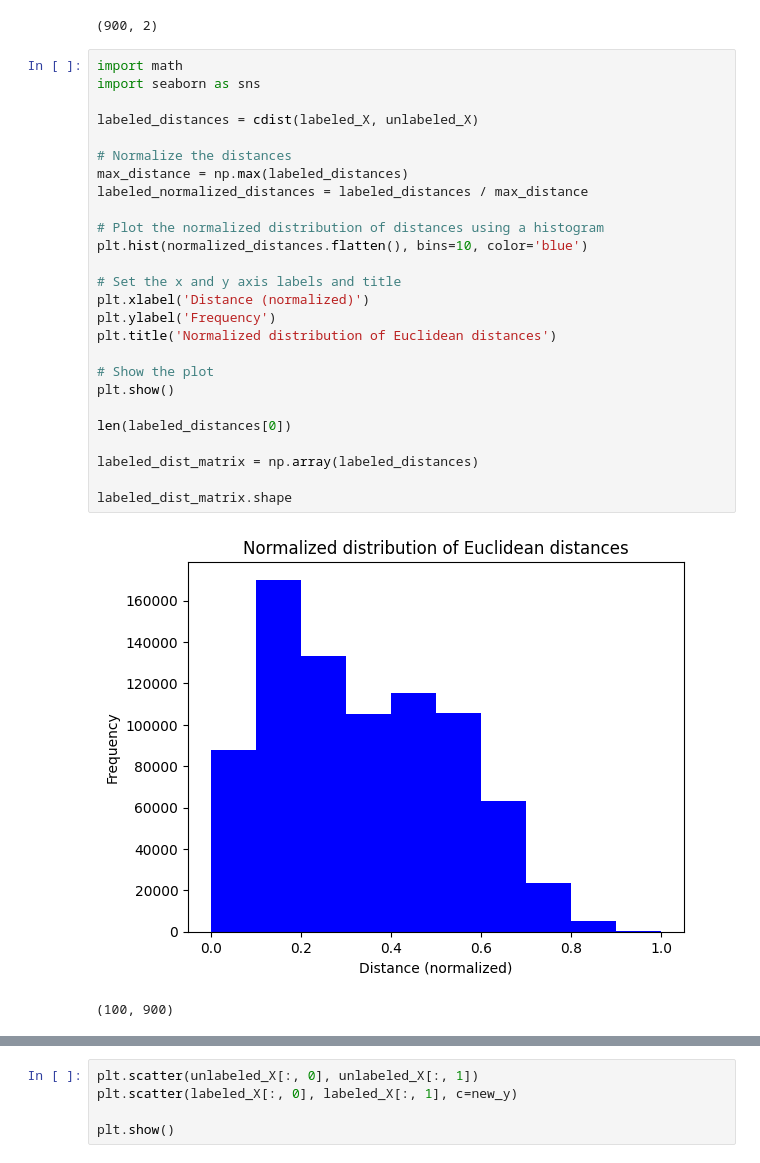
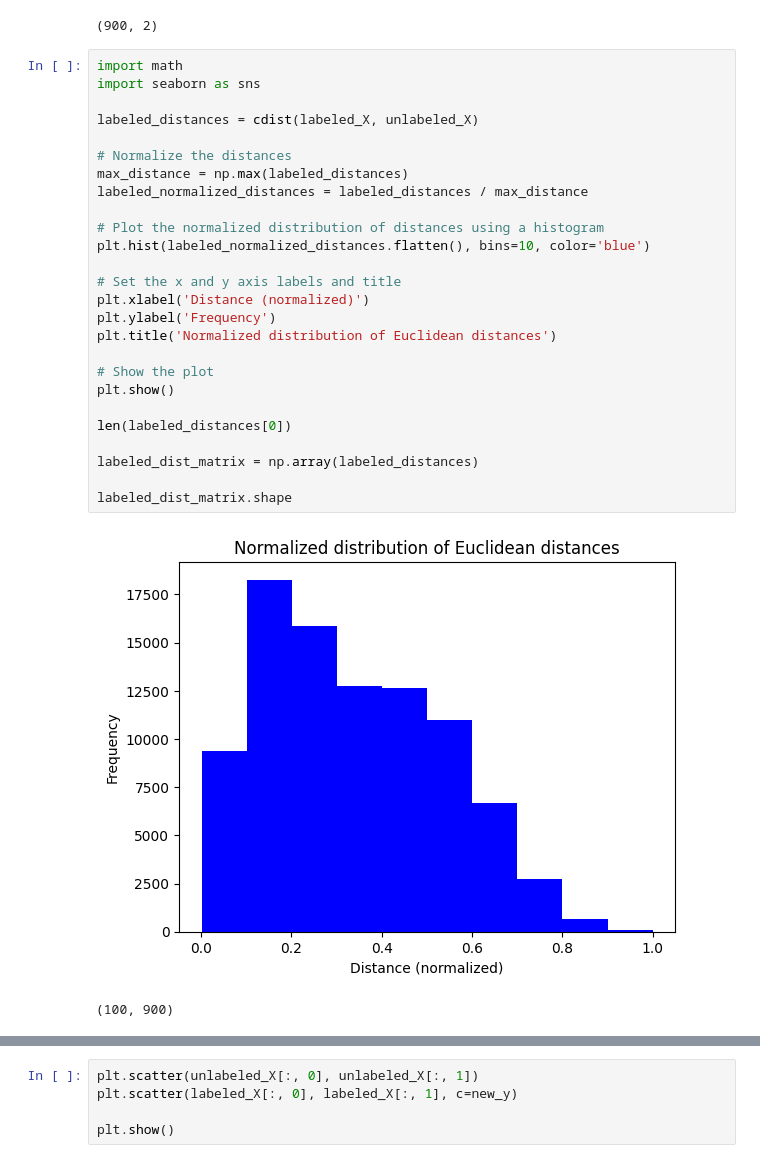
Before and after one commit to RobEngin/Optimization-Gradient-Descent, a Jupyter notebook: Blobs.ipynb, the cells around one changed output, grey strips where cells are left out. Saved outputs shown, nothing was run; the diff lists cells and outputs as text.

```diff
--- a/Blobs.ipynb
+++ b/Blobs.ipynb
@@ -44,30 +48,30 @@ unlabeled_X.shape
 # %%
 import math
 import seaborn as sns
 
 labeled_distances = cdist(labeled_X, unlabeled_X)
 
 # Normalize the distances
 max_distance = np.max(labeled_distances)
 labeled_normalized_distances = labeled_distances / max_distance
 
 # Plot the normalized distribution of distances using a histogram
-plt.hist(normalized_distances.flatten(), bins=10, color='blue')
+plt.hist(labeled_normalized_distances.flatten(), bins=10, color='blue')
 
 # Set the x and y axis labels and title
 plt.xlabel('Distance (normalized)')
 plt.ylabel('Frequency')
 plt.title('Normalized distribution of Euclidean distances')
 
 # Show the plot
 plt.show()
 
 len(labeled_distances[0])
 
 labeled_dist_matrix = np.array(labeled_distances)
 
 labeled_dist_matrix.shape
 # %% [output]
-[figure, old version]
+[figure, new version]
 (100, 900)
 # %%
```
Also changed, not shown: parts of 9 cells of this notebook, 1 other file.
